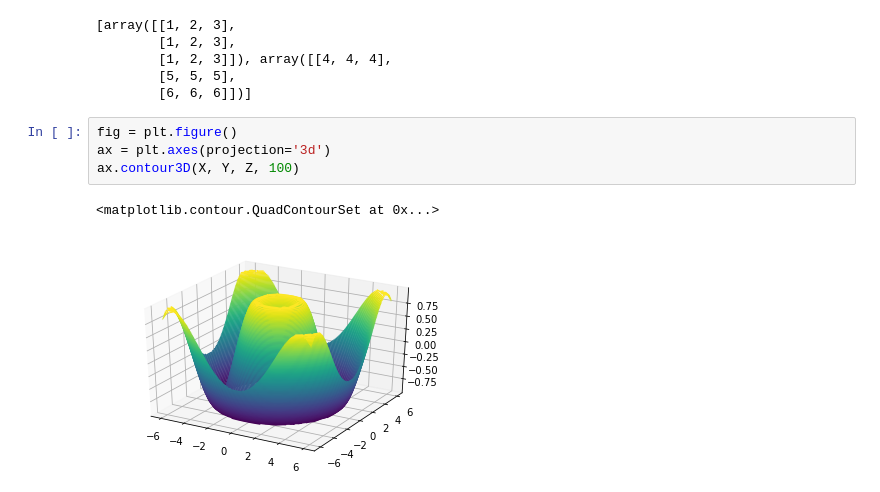
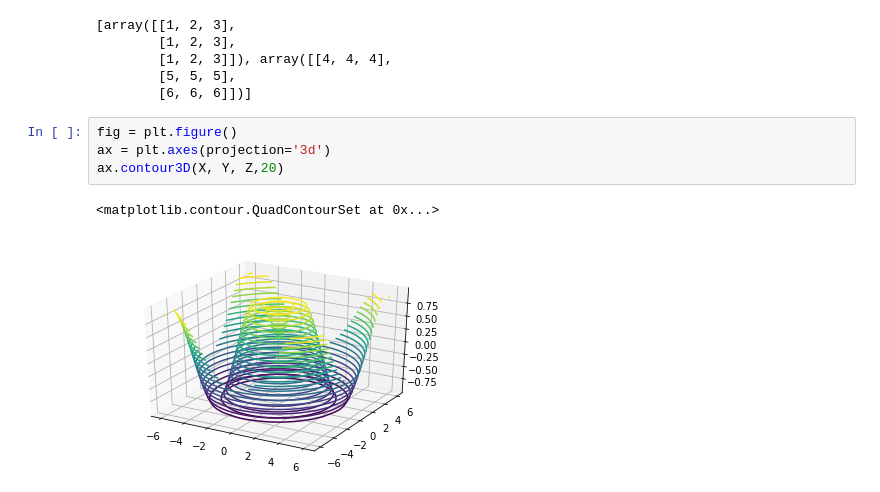
Before and after one commit to edyoda/data-science-ml-foundation-10, a Jupyter notebook: New-19 Three dimension plotting.ipynb, the cells around one changed output. Drawn from its saved outputs; the diff is of its cells as text.

```diff
--- a/New-19 Three dimension plotting.ipynb
+++ b/New-19 Three dimension plotting.ipynb
@@ -33,7 +33,7 @@ np.meshgrid([1,2,3],[4,5,6])
 # %%
 fig = plt.figure()
 ax = plt.axes(projection='3d')
-ax.contour3D(X, Y, Z, 100)
+ax.contour3D(X, Y, Z,20)
 # %% [output]
 <matplotlib.contour.QuadContourSet at 0x...>
-[figure, old version]
+[figure, new version]
```
Also changed, not shown: parts of 4 cells of this notebook, 6 other files.
